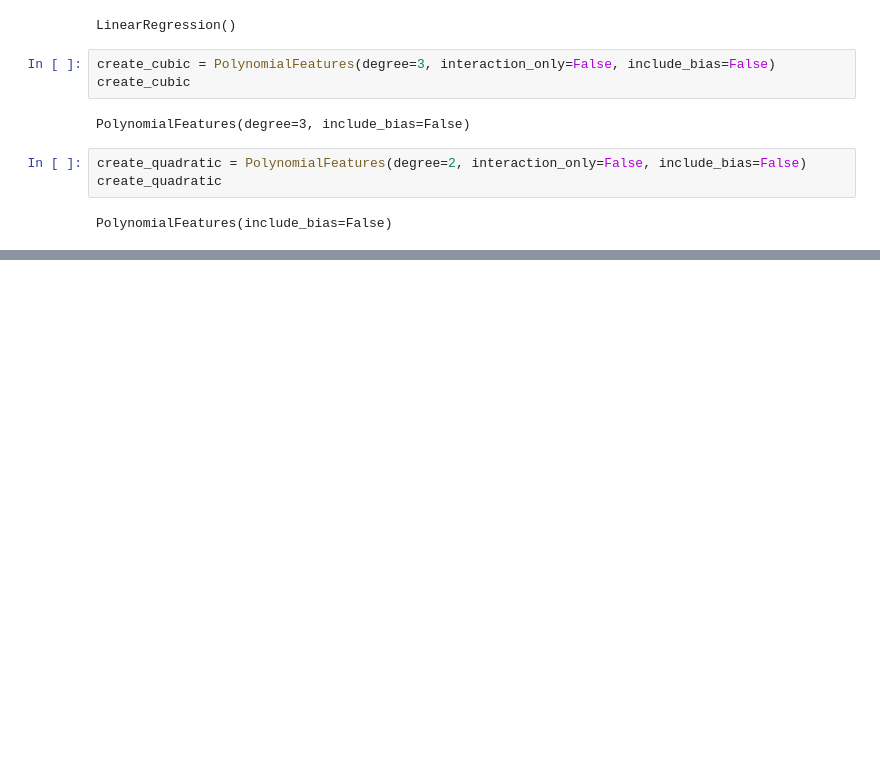
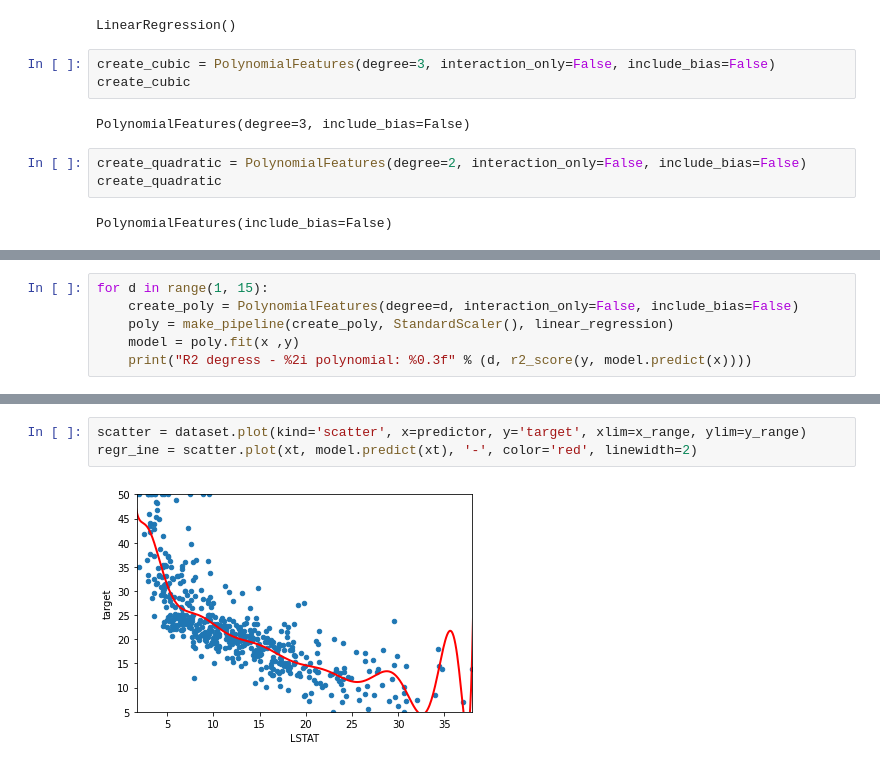
Before and after one commit to leehosung/regression, a Jupyter notebook: 3. 다중회귀분석/3.5 다항식 회귀.ipynb, the cells around one changed output, grey strips where cells are left out. Saved outputs shown, nothing was run; the diff lists cells and outputs as text; blank space fills up the shorter version.

```diff
--- a/3. 다중회귀분석/3.5 다항식 회귀.ipynb
+++ b/3. 다중회귀분석/3.5 다항식 회귀.ipynb
@@ -58,0 +84,6 @@ cube_predictor = make_pipeline(create_cubic, linear_regression)
+# %%
+for d in range(1, 15):
+    create_poly = PolynomialFeatures(degree=d, interaction_only=False, include_bias=False)
+    poly = make_pipeline(create_poly, StandardScaler(), linear_regression)
+    model = poly.fit(x ,y)
+    print("R2 degress - %2i polynomial: %0.3f" % (d, r2_score(y, model.predict(x))))
@@ -58,0 +105,5 @@ cube_predictor = make_pipeline(create_cubic, linear_regression)
+# %%
+scatter = dataset.plot(kind='scatter', x=predictor, y='target', xlim=x_range, ylim=y_range)
+regr_ine = scatter.plot(xt, model.predict(xt), '-', color='red', linewidth=2)
+# %% [output]
+[figure, added]
```
Also changed, not shown: parts of 12 cells of this notebook.
